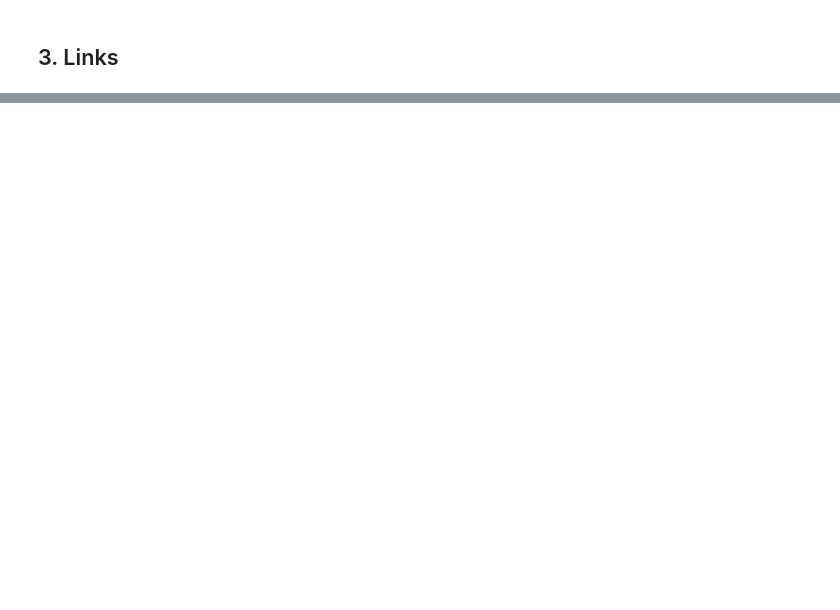
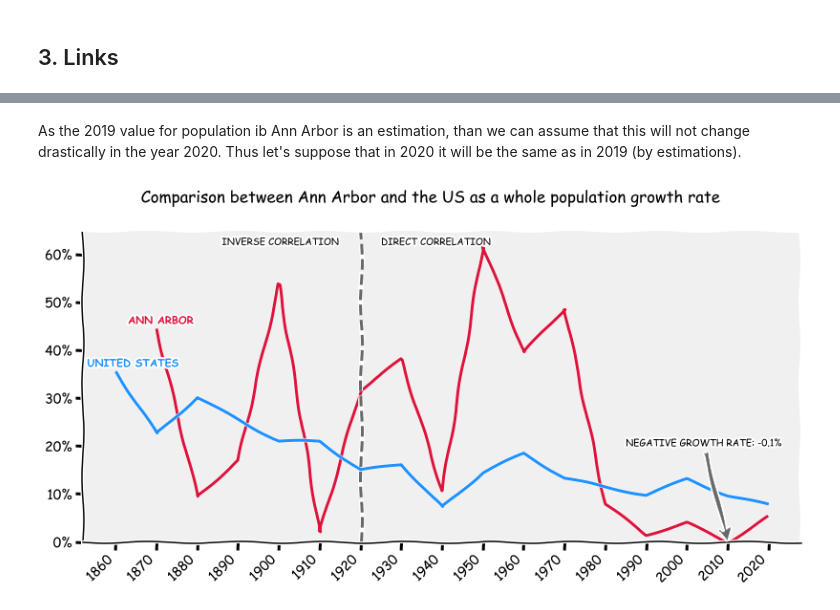
Before and after one commit to AnglewoodJack/temp, a Jupyter notebook: Assignment4.ipynb, the cells around one changed output, grey strips where cells are left out. Drawn from its saved outputs; the diff is of its cells as text; code cells hidden in the pictures; blank space fills up the shorter version.

Commit message:
visualisation built

```diff
--- a/Assignment4.ipynb
+++ b/Assignment4.ipynb
@@ -50,0 +107,14 @@ Both datasets can be downloded from [here]()
+# %%
+# find index to slice dataframe
+ind = raw_us.year[raw_us.year == 1860].index.tolist()
+# %%
+# slice dataframe to match the other dataframe shape
+us_table = raw_us.iloc[ind[0]:,:].reset_index(drop=True)
+# %% [markdown]
+As the 2019 value for population ib Ann Arbor is an estimation, than we can assume that this will not change drastically in the year 2020. Thus let's suppose that in 2020 it will be the same as in 2019 (by estimations).
+# %%
+# change the last value
+raw_ann.iat[-1,0] = 2020
+# %%
+# merge two datasets
+data = raw_ann.merge(us_table, how='left', left_on='year', right_on='year')
@@ -50,0 +188,6 @@ Both datasets can be downloded from [here]()
+# %%
+# passing plot
+with plt.xkcd():
+    pop_growth_rate()
+# %% [output]
+[figure, added]
```
Also changed, not shown: parts of 16 cells of this notebook, 3 other files.
